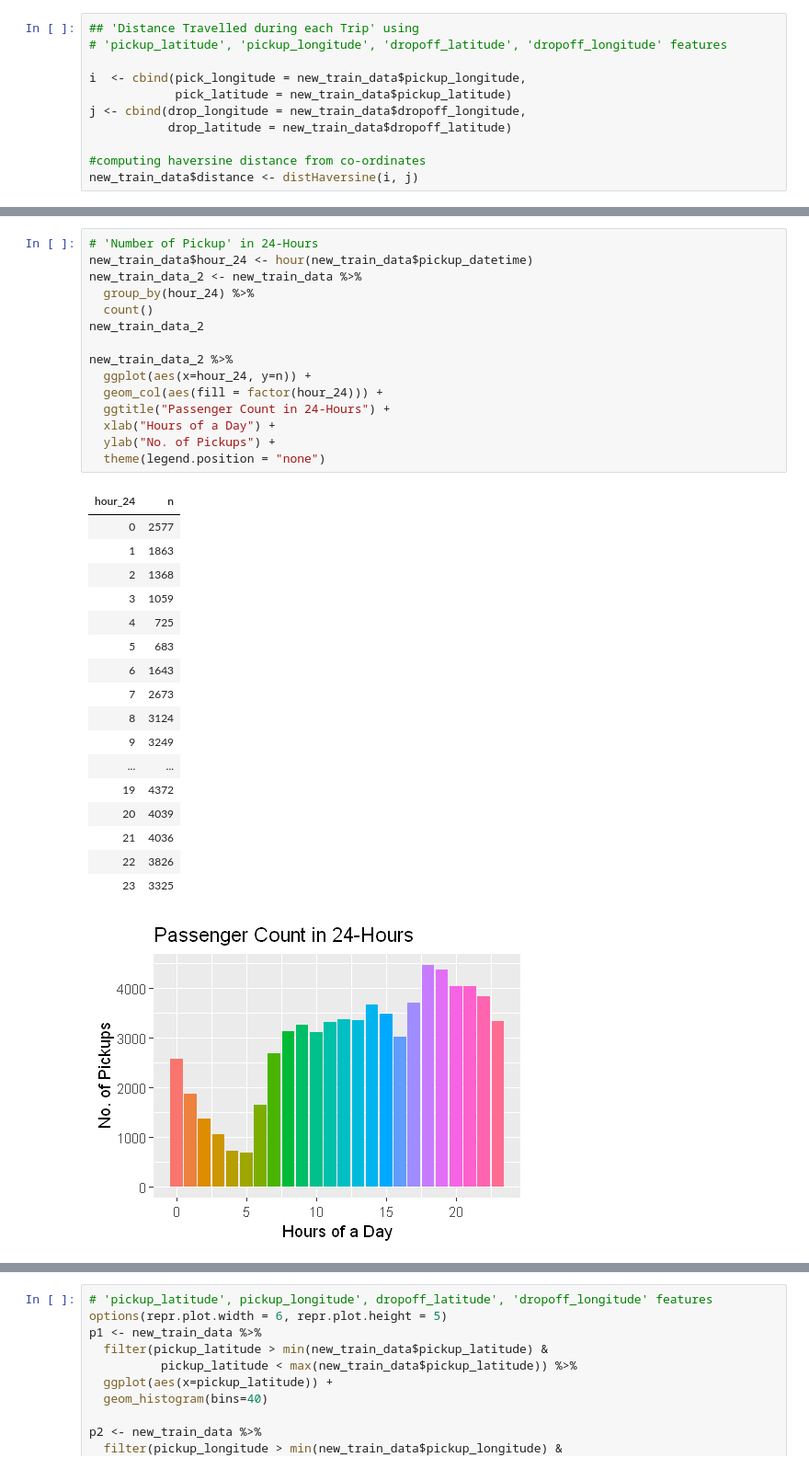
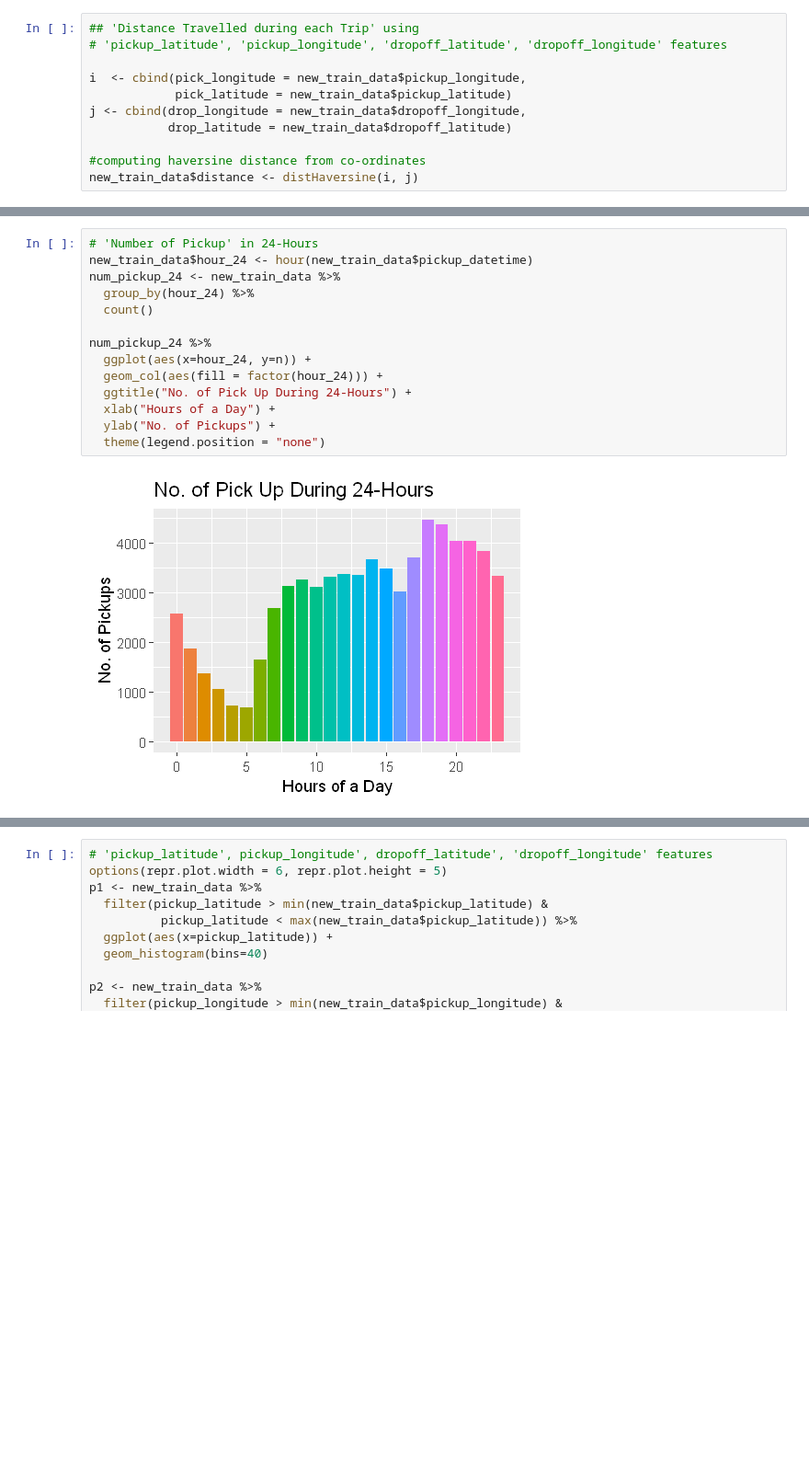
Before and after one commit to robinyUArizona/NYC-Taxi-Trip-Duration-R-ggplot2, a Jupyter notebook: NYC-Taxi Trip Duration Analysis in R.ipynb, the cells around one changed output, grey strips where cells are left out. Shown at 92% size. Drawn from its saved outputs; the diff is of its cells as text; blank space fills up the shorter version.

```diff
--- a/NYC-Taxi Trip Duration Analysis in R.ipynb
+++ b/NYC-Taxi Trip Duration Analysis in R.ipynb
@@ -257,34 +314,16 @@ new_train_data_1 %>%
 # %%
 # 'Number of Pickup' in 24-Hours
 new_train_data$hour_24 <- hour(new_train_data$pickup_datetime)
-new_train_data_2 <- new_train_data %>%
+num_pickup_24 <- new_train_data %>%
   group_by(hour_24) %>%
   count()
-new_train_data_2
 
-new_train_data_2 %>%
+num_pickup_24 %>%
   ggplot(aes(x=hour_24, y=n)) +
   geom_col(aes(fill = factor(hour_24))) +
-  ggtitle("Passenger Count in 24-Hours") +
+  ggtitle("No. of Pick Up During 24-Hours") +
   xlab("Hours of a Day") +
   ylab("No. of Pickups") +
   theme(legend.position = "none")
 # %% [output]
-| hour_24 | n |
-| 0 | 2577 |
-| 1 | 1863 |
-| 2 | 1368 |
-| 3 | 1059 |
-| 4 | 725 |
-| 5 | 683 |
-| 6 | 1643 |
-| 7 | 2673 |
-| 8 | 3124 |
-| 9 | 3249 |
-| ... | ... |
-| 19 | 4372 |
-| 20 | 4039 |
-| 21 | 4036 |
-| 22 | 3826 |
-| 23 | 3325 |
-[figure, old version]
+[figure, new version]
```
Also changed, not shown: parts of 38 cells of this notebook.
